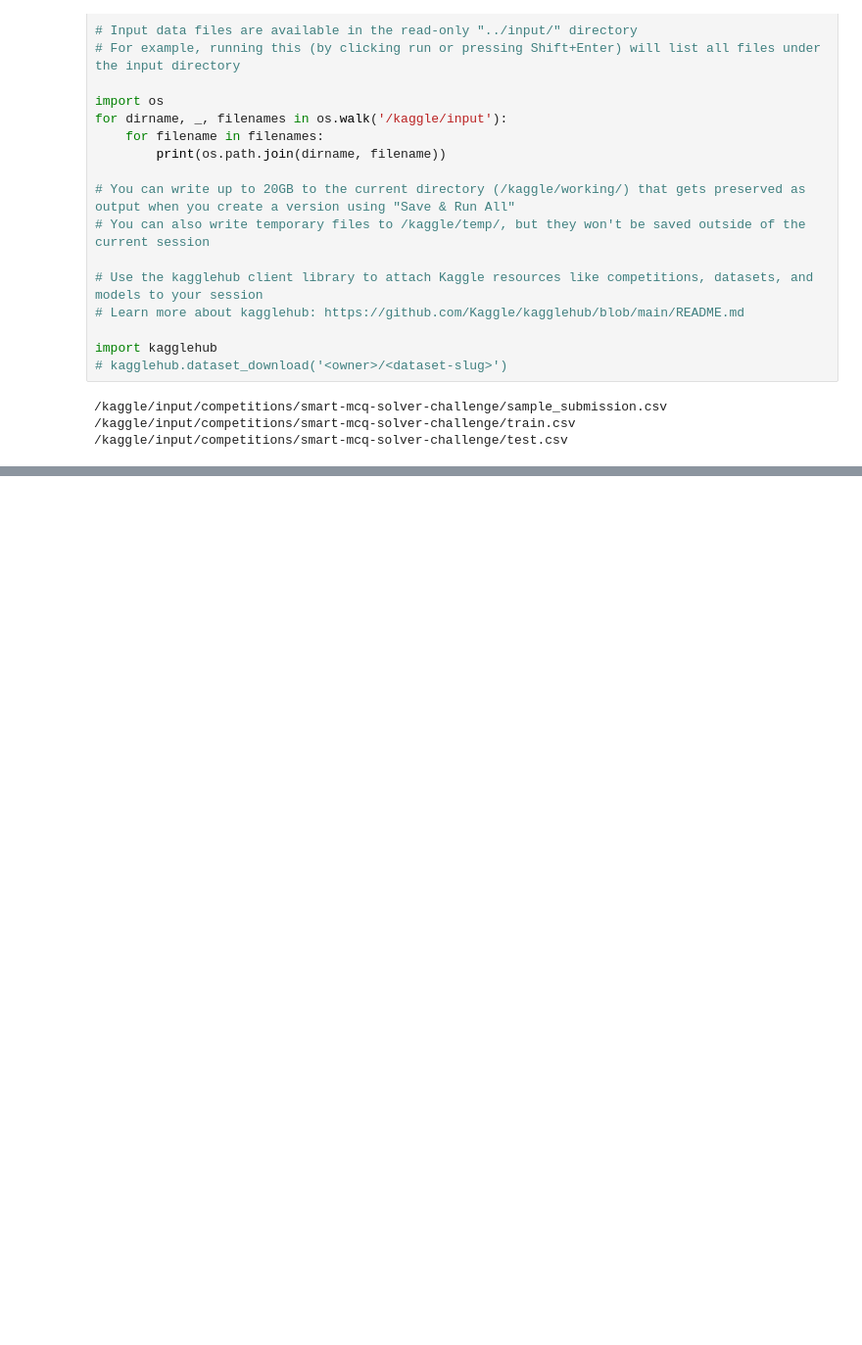
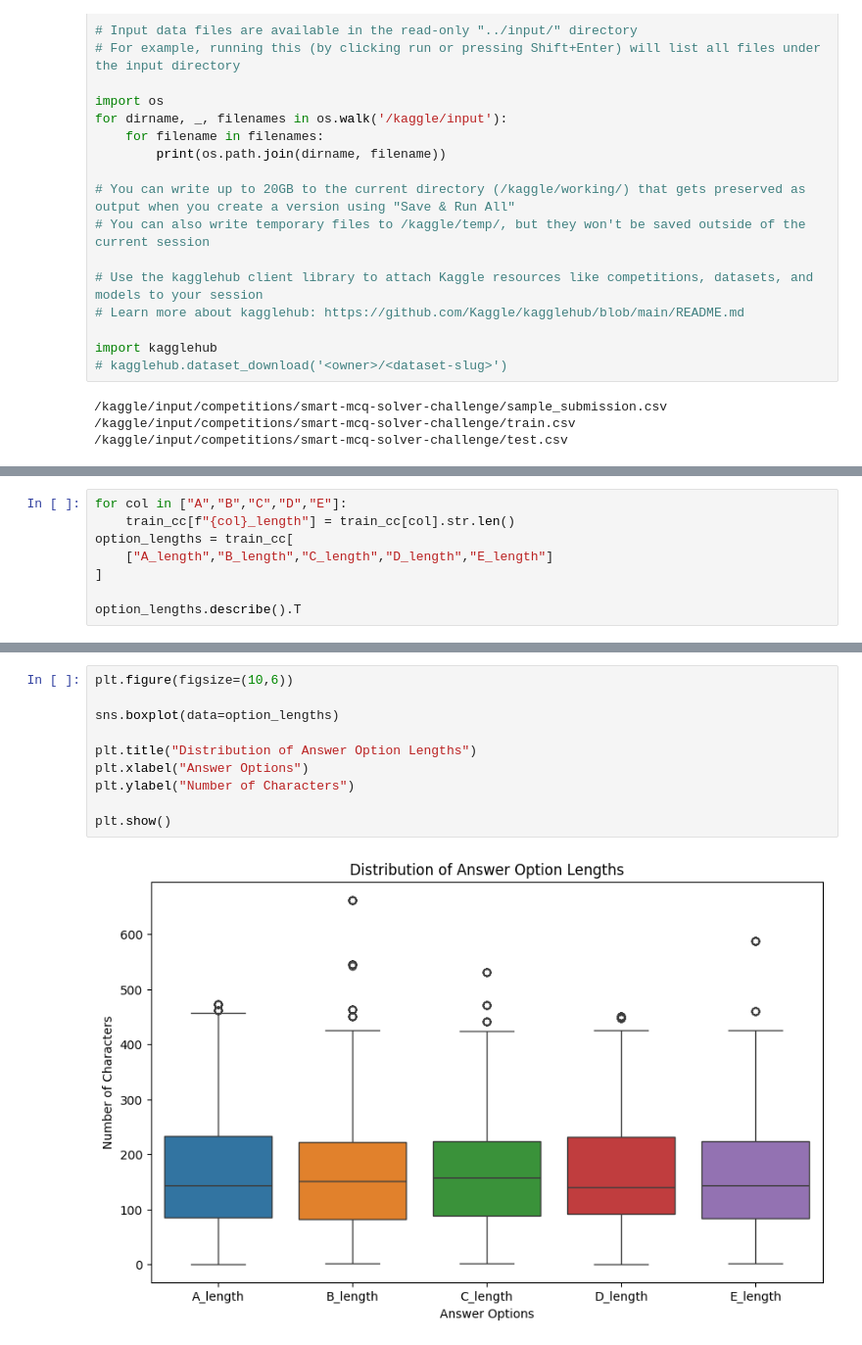
Before and after one commit to 24f3004946/DL-GenAI-t22026, a Jupyter notebook: notebooks/DL-24f3004946-notebook-t22026.ipynb, the cells around one changed output, grey strips where cells are left out. Shown at 98% size. Saved outputs shown, nothing was run; the diff lists cells and outputs as text; blank space fills up the shorter version.

```diff
--- a/notebooks/DL-24f3004946-notebook-t22026.ipynb
+++ b/notebooks/DL-24f3004946-notebook-t22026.ipynb
@@ -42,0 +302,8 @@ Saved 500 rows
+# %%
+for col in ["A","B","C","D","E"]:
+    train_cc[f"{col}_length"] = train_cc[col].str.len()
+option_lengths = train_cc[
+    ["A_length","B_length","C_length","D_length","E_length"]
+]
+
+option_lengths.describe().T
@@ -42,0 +317,12 @@ Saved 500 rows
+# %%
+plt.figure(figsize=(10,6))
+
+sns.boxplot(data=option_lengths)
+
+plt.title("Distribution of Answer Option Lengths")
+plt.xlabel("Answer Options")
+plt.ylabel("Number of Characters")
+
+plt.show()
+# %% [output]
+[figure, added]
```
Also changed, not shown: parts of 28 cells of this notebook.
